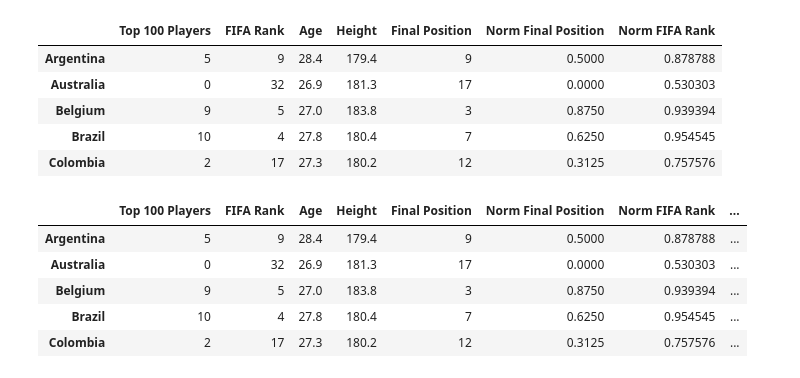
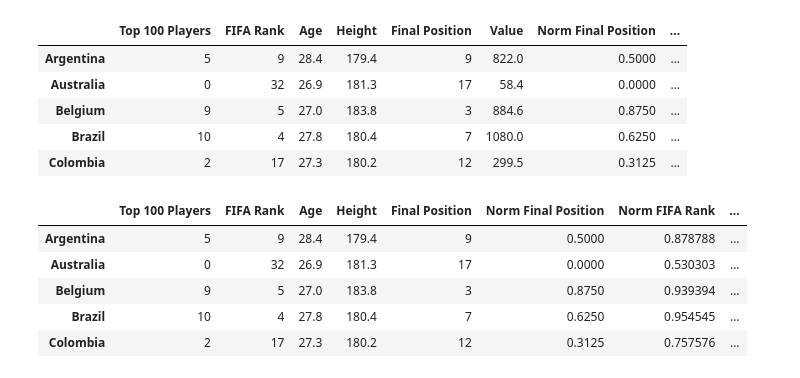
Before and after one commit to acpollmann/soccer-training, a Jupyter notebook: main_notebook.ipynb, the cells around one changed output. Drawn from its saved outputs; the diff is of its cells as text; code cells hidden in the pictures.

Commit message:
2018 dataframes now include the value of each nation's team.

```diff
--- a/main_notebook.ipynb
+++ b/main_notebook.ipynb
@@ -36,10 +36,19 @@ numTop100Players = {"Germany":10, "France":9, "Portugal":2, "Brazil":10, "Belgiu
                     "Australia":0, "Costa Rica":1, "Tunisia":0, "Japan":0, "Morocco":1, "Nigeria":0, "Russia":0,
                     "Korea Republic":1, "Egypt":1, "Panama":0, "Saudi Arabia":0}
 
+rosterValueMillionsDollars = {"Russia":140, "Saudi Arabia":20.2, "Egypt":231.4, "Uruguay":432.8, "Morocco":141.2,
+                              "IR Iran":50, "Portugal":550, "Spain":1210, "France":1215, "Australia":58.4,
+                              "Argentina":822, "Iceland":87.1, "Peru":43.6, "Denmark":299.2, "Croatia":405,
+                              "Nigeria":154, "Costa Rica":49.5, "Serbia":282.6, "Germany":1030, "Mexico":173.2,
+                              "Brazil":1080, "Switzerland":250.4, "Sweden":138.4, "Korea Republic":96.9,
+                              "Belgium":884.6, "Panama":11.7, "Tunisia":61.8, "England":1020, "Colombia":299.5,
+                              "Japan":82.3, "Poland":308.2, "Senegal":331.6}
+
 gamesDf["age"] = gamesDf["Team"].map(teamAvgAge)
 gamesDf["height"] = gamesDf["Team"].map(teamAvgHeight)
 gamesDf["rank"] = gamesDf["Team"].map(fifaRankingPosition)
 gamesDf["top100"] = gamesDf["Team"].map(numTop100Players)
+gamesDf["value"] = gamesDf["Team"].map(rosterValueMillionsDollars)
 # %%
 features = ["Goals For","Goals Against","Attempts","On-Target","Off-Target","Blocked","Woodwork","Corners",
     "Offsides","Ball possession %","Passes","Passes Completed","Pass Accuracy %","Distance Covered km","Red Cards",
@@ -72,32 +81,33 @@ labels = labels.rename(columns={"WDL":"result"})
 # %%
 sortTop100 = dict(sorted(numTop100Players.items(), key=lambda k: k[0]))
 sortRank = dict(sorted(fifaRankingPosition.items(), key=lambda k: k[0]))
 sortAge = dict(sorted(teamAvgAge.items(), key=lambda k: k[0]))
 sortHeight = dict(sorted(teamAvgHeight.items(), key=lambda k: k[0]))
 
 nationsDf = pd.DataFrame(list(zip(sortTop100.values(), sortRank.values(), sortAge.values(), sortHeight.values())),
                         index=sortTop100.keys(), columns=["Top 100 Players", "FIFA Rank", "Age", "Height"])
 
 finalPosition = {"Germany":17, "France":1, "Portugal":13, "Brazil":7, "Belgium":3, "Spain":14, "England":4,
                     "Switzerland":16, "Argentina":9, "Mexico":15, "Croatia":2, "Poland":17, "Uruguay":5, "Denmark":10,
                     "Colombia":12, "Peru":17, "Sweden":8, "Iceland":17, "Senegal":17, "IR Iran":17, "Serbia":17,
                     "Australia":17, "Costa Rica":17, "Tunisia":17, "Japan":11, "Morocco":17, "Nigeria":17, "Russia":6,
                     "Korea Republic":17, "Egypt":17, "Panama":17, "Saudi Arabia":17}
 
 nationsDf["Final Position"] = nationsDf.index.map(finalPosition)
+nationsDf["Value"] = nationsDf.index.map(rosterValueMillionsDollars)
 
  # for correlation we need to normalize positions and rank such that a higher value is better [0, 1]
 nationsDf["Norm Final Position"] = 1/16 * (17 - nationsDf["Final Position"]) # 17 is the max position
 nationsDf["Norm FIFA Rank"] = 1/66 * (67 - nationsDf["FIFA Rank"]) # 67 is the max rank
 
 nationsDf.head()
 # %% [output]
-|  | Top 100 Players | FIFA Rank | Age | Height | Final Position | Norm Final Position | Norm FIFA Rank |
-| Argentina | 5 | 9 | 28.4 | 179.4 | 9 | 0.5000 | 0.878788 |
-| Australia | 0 | 32 | 26.9 | 181.3 | 17 | 0.0000 | 0.530303 |
-| Belgium | 9 | 5 | 27.0 | 183.8 | 3 | 0.8750 | 0.939394 |
-| Brazil | 10 | 4 | 27.8 | 180.4 | 7 | 0.6250 | 0.954545 |
-| Colombia | 2 | 17 | 27.3 | 180.2 | 12 | 0.3125 | 0.757576 |
+|  | Top 100 Players | FIFA Rank | Age | Height | Final Position | Value | Norm Final Position | ... |
+| Argentina | 5 | 9 | 28.4 | 179.4 | 9 | 822.0 | 0.5000 | ... |
+| Australia | 0 | 32 | 26.9 | 181.3 | 17 | 58.4 | 0.0000 | ... |
+| Belgium | 9 | 5 | 27.0 | 183.8 | 3 | 884.6 | 0.8750 | ... |
+| Brazil | 10 | 4 | 27.8 | 180.4 | 7 | 1080.0 | 0.6250 | ... |
+| Colombia | 2 | 17 | 27.3 | 180.2 | 12 | 299.5 | 0.3125 | ... |
 # %%
 # Creating the avg stats per nation for every game played
 
```
Also changed, not shown: parts of 1 cell of this notebook.
